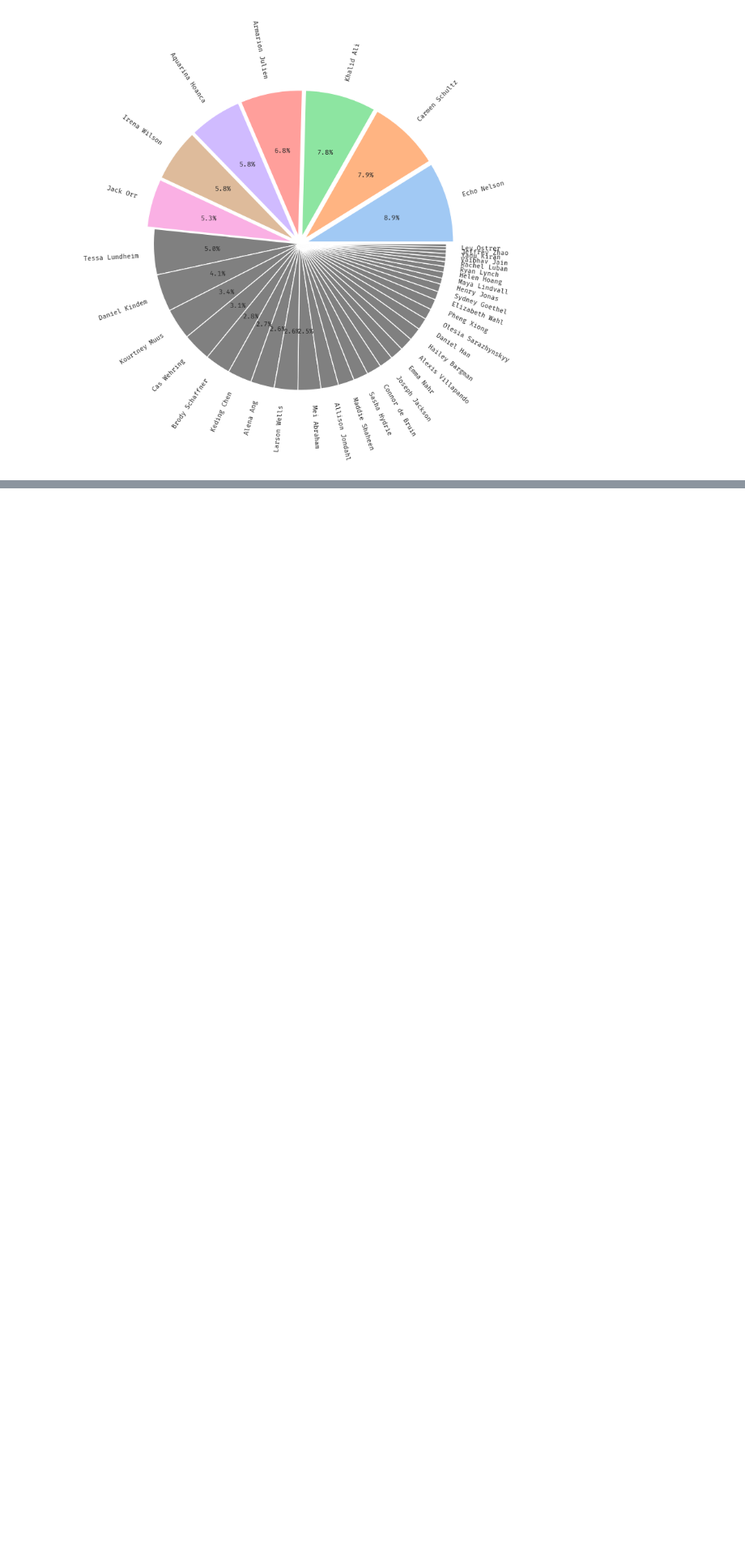
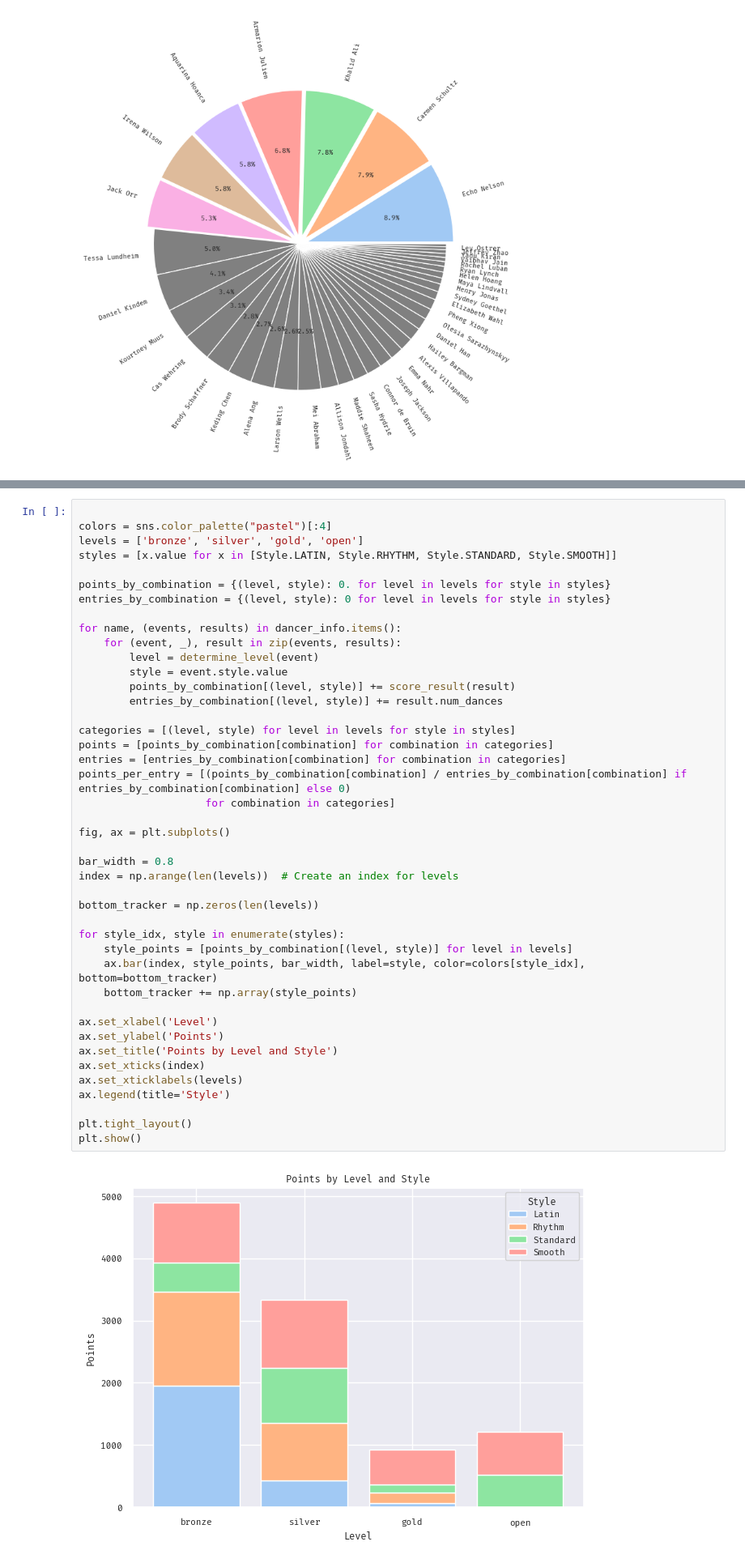
Before and after one commit to iCalculated/ballroom_analysis, a Jupyter notebook: nbs/scratch.ipynb, the cells around one changed output, grey strips where cells are left out. Shown: that part at 81% size. Drawn from its saved outputs; the diff is of its cells as text; blank space fills up the shorter version.

```diff
--- a/nbs/scratch.ipynb
+++ b/nbs/scratch.ipynb
@@ -322,0 +363,45 @@ plt.show()
+# %%
+
+colors = sns.color_palette("pastel")[:4]
+levels = ['bronze', 'silver', 'gold', 'open']
+styles = [x.value for x in [Style.LATIN, Style.RHYTHM, Style.STANDARD, Style.SMOOTH]]
+
+points_by_combination = {(level, style): 0. for level in levels for style in styles}
+entries_by_combination = {(level, style): 0 for level in levels for style in styles}
+
+for name, (events, results) in dancer_info.items():
+    for (event, _), result in zip(events, results):
+        level = determine_level(event)
+        style = event.style.value
+        points_by_combination[(level, style)] += score_result(result)
+        entries_by_combination[(level, style)] += result.num_dances
+
+categories = [(level, style) for level in levels for style in styles]
+points = [points_by_combination[combination] for combination in categories]
+entries = [entries_by_combination[combination] for combination in categories]
+points_per_entry = [(points_by_combination[combination] / entries_by_combination[combination] if entries_by_combination[combination] else 0)
+                    for combination in categories]
+
+fig, ax = plt.subplots()
+
+bar_width = 0.8
+index = np.arange(len(levels))  # Create an index for levels
+
+bottom_tracker = np.zeros(len(levels))
+
+for style_idx, style in enumerate(styles):
+    style_points = [points_by_combination[(level, style)] for level in levels]
+    ax.bar(index, style_points, bar_width, label=style, color=colors[style_idx], bottom=bottom_tracker)
+    bottom_tracker += np.array(style_points)
+
+ax.set_xlabel('Level')
+ax.set_ylabel('Points')
+ax.set_title('Points by Level and Style')
+ax.set_xticks(index)
+ax.set_xticklabels(levels)
+ax.legend(title='Style')
+
+plt.tight_layout()
+plt.show()
+# %% [output]
+[figure, added]
```
Also changed, not shown: parts of 16 cells of this notebook, 3 other files.
